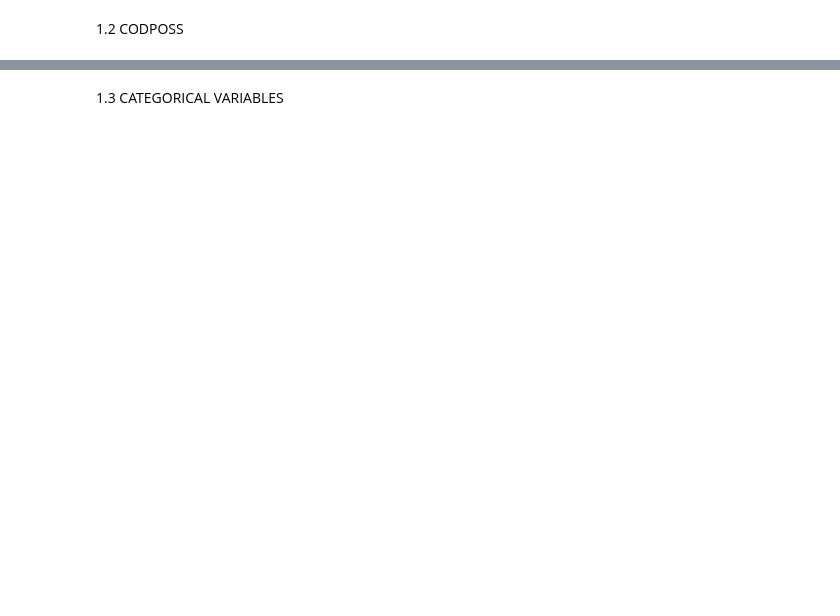
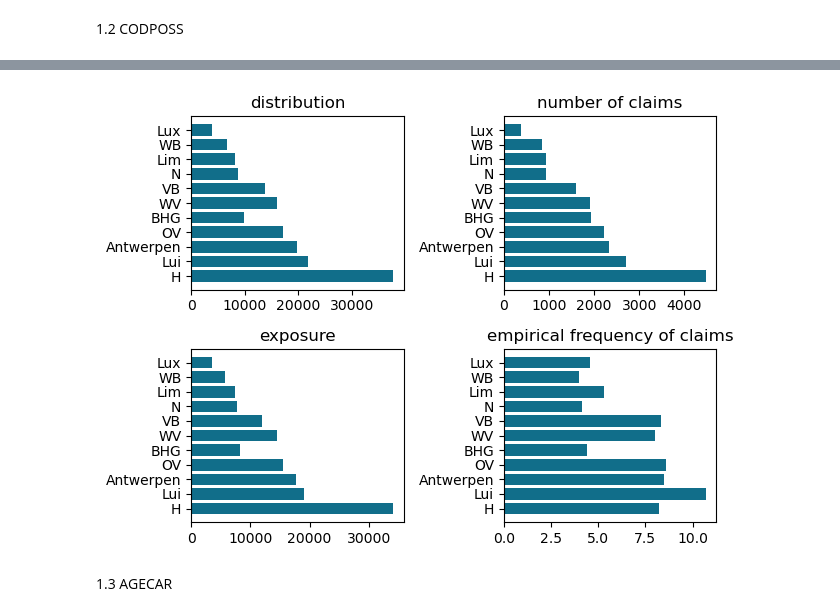
Before and after one commit to HalfmoonSD/Data-Science-for-Non-Life-Insurance-Project, a Jupyter notebook: Exploratory_analysis.ipynb, the cells around one changed output, grey strips where cells are left out. Saved outputs shown, nothing was run; the diff lists cells and outputs as text; code cells hidden in the pictures; blank space fills up the shorter version.

```diff
--- a/Exploratory_analysis.ipynb
+++ b/Exploratory_analysis.ipynb
@@ -112,2 +155,23 @@ top_CODPOSS
+# %%
+plt.subplot(2,2,1)
+plt.barh(codposs.index,codposs['absph'],color=KULbg)
+plt.title('distribution')
+
+plt.subplot(2,2,2)
+plt.barh(codposs.index,codposs['nclaims'],color=KULbg)
+plt.title('number of claims')
+
+plt.subplot(2,2,3)
+plt.barh(codposs.index,codposs['expo'],color=KULbg)
+plt.title('exposure')
+
+plt.subplot(2,2,4)
+plt.barh(codposs.index,codposs['emp_freq'],color=KULbg)
+plt.title('empirical frequency of claims')
+
+plt.tight_layout()
+plt.show()
+# %% [output]
+[figure, added]
 # %% [markdown]
-1.3 CATEGORICAL VARIABLES
+1.3 AGECAR
```
Also changed, not shown: parts of 45 cells of this notebook.
